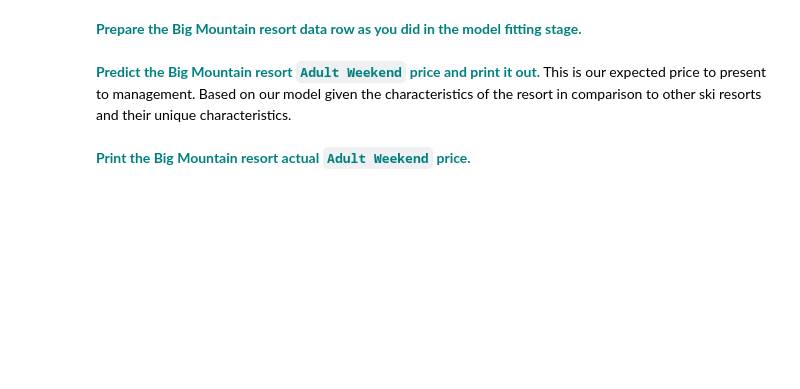
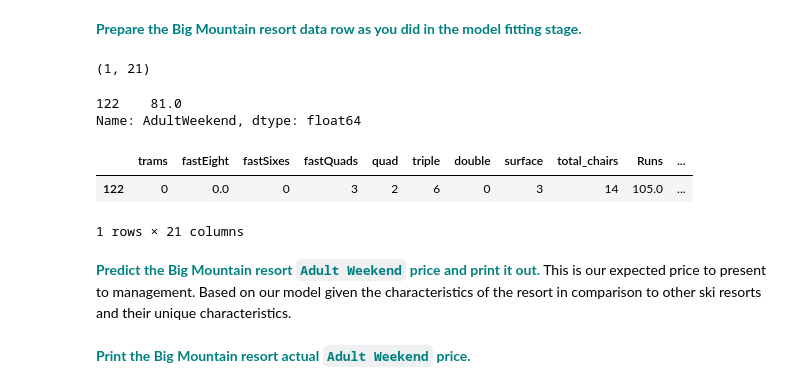
Before and after one commit to sudkpa/SB_DS, a Jupyter notebook: Career_Track/Guided_Capstone/Documentation/Notebook_stepsix.ipynb, the cells around one changed output. Cells and saved outputs as stored; diff of their text form; code cells hidden in the pictures; blank space fills up the shorter version.

```diff
--- a/Career_Track/Guided_Capstone/Documentation/Notebook_stepsix.ipynb
+++ b/Career_Track/Guided_Capstone/Documentation/Notebook_stepsix.ipynb
@@ -173,4 +126,22 @@ df4[df4['Name'].str.contains('Big')]      ## Big Mountain Resort does not exist
 # %% [markdown]
 **<font color='teal'> Prepare the Big Mountain resort data row as you did in the model fitting stage.</font>**
+# %%
+X_Big_Mountain_Resort = df[df['Name'] == 'Big Mountain Resort'].drop(['Name','AdultWeekend','state','summit_elev','vertical_drop'], axis=1)
+#X_Big_Mountain_Resort = X_Big_Mountain_Resort.T
+X_Big_Mountain_Resort.shape
+# %% [output]
+(1, 21)
+# %%
+y_Big_Mountain_Resort = df[df['Name'] == 'Big Mountain Resort']['AdultWeekend']
+y_Big_Mountain_Resort
+# %% [output]
+122    81.0
+Name: AdultWeekend, dtype: float64
+# %%
+X_Big_Mountain_Resort
+# %% [output]
+|  | trams | fastEight | fastSixes | fastQuads | quad | triple | double | surface | total_chairs | Runs | ... |
+| 122 | 0 | 0.0 | 0 | 3 | 2 | 6 | 0 | 3 | 14 | 105.0 | ... |
+1 rows × 21 columns
 # %% [markdown]
 **<font color='teal'> Predict the Big Mountain resort `Adult Weekend` price and print it out.</font>** This is our expected price to present to management. Based on our model given the characteristics of the resort in comparison to other ski resorts and their unique characteristics.
```
Also changed, not shown: parts of 14 cells of this notebook, 3 other files.
